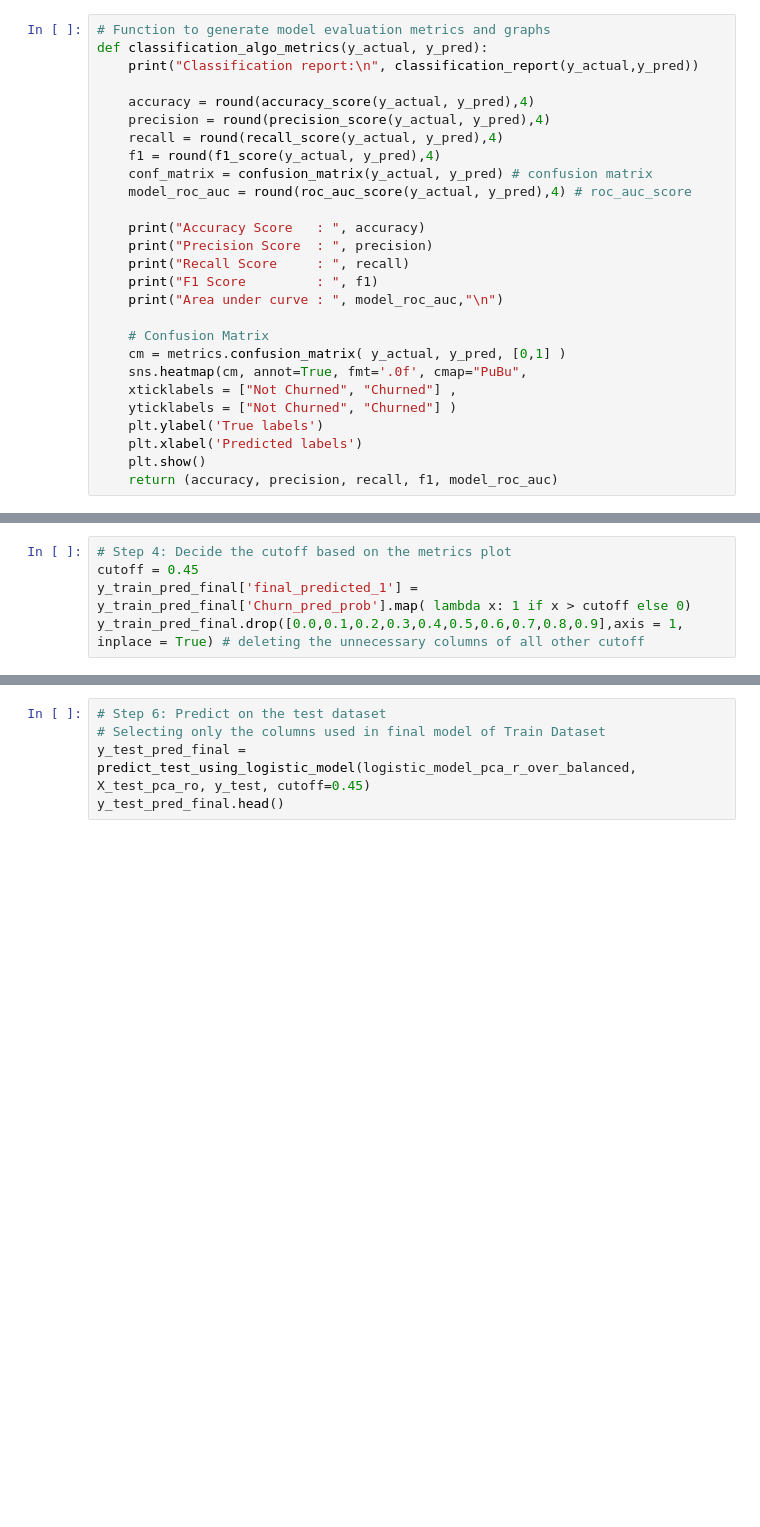
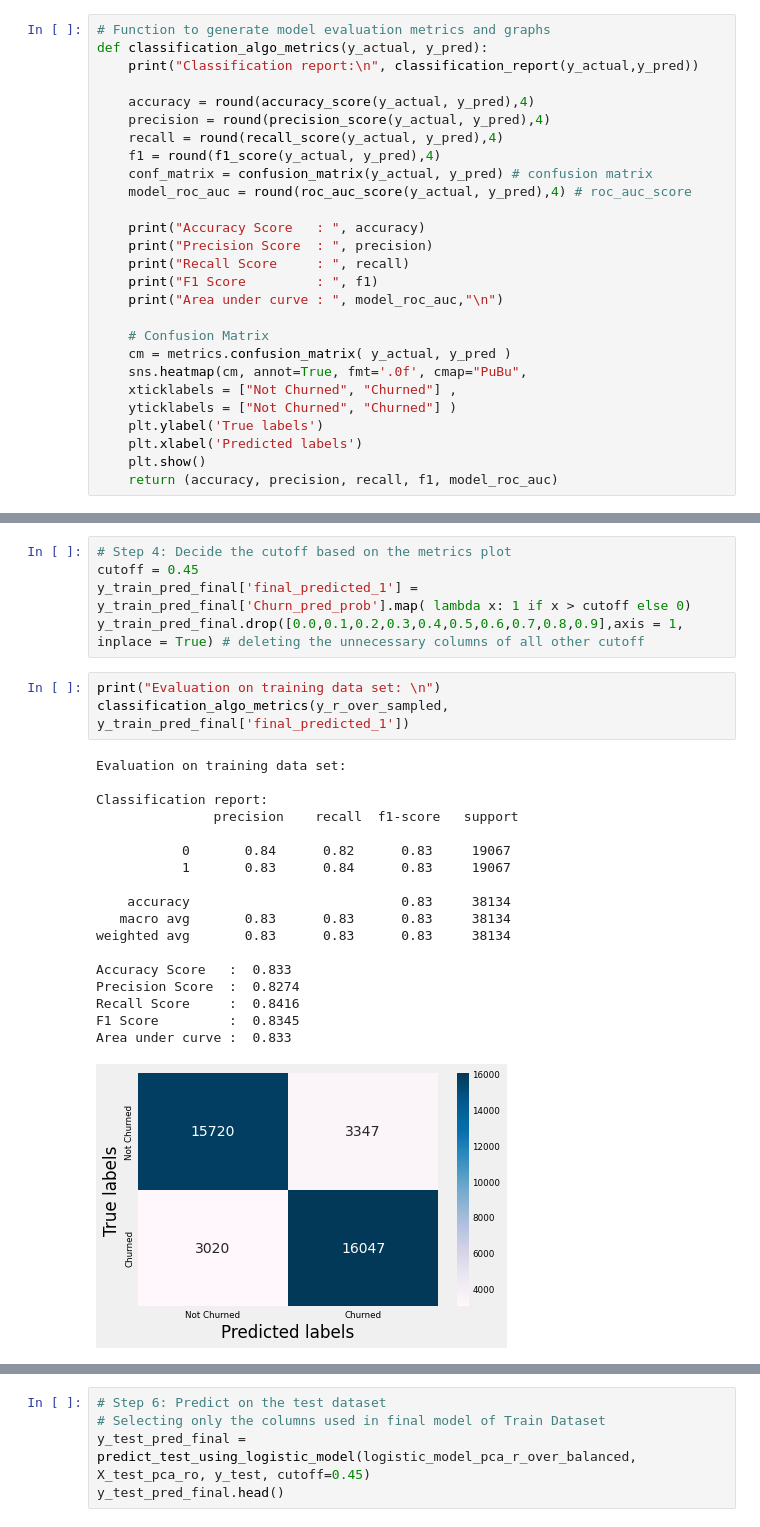
Before and after one commit to Ashish-Jain/BI_Case_Study, a Jupyter notebook: BI Case study.ipynb, the cells around one changed output, grey strips where cells are left out. Cells and saved outputs as stored; diff of their text form; blank space fills up the shorter version.

```diff
--- a/BI Case study.ipynb
+++ b/BI Case study.ipynb
@@ -920,7 +889,7 @@ def classification_algo_metrics(y_actual, y_pred):
     print("Area under curve : ", model_roc_auc,"\n")
 
     # Confusion Matrix
-    cm = metrics.confusion_matrix( y_actual, y_pred, [0,1] )
+    cm = metrics.confusion_matrix( y_actual, y_pred )
     sns.heatmap(cm, annot=True, fmt='.0f', cmap="PuBu",
     xticklabels = ["Not Churned", "Churned"] ,
     yticklabels = ["Not Churned", "Churned"] )
@@ -1050,3 +1019,25 @@ y_train_pred_final = predict_train_using_logistic_model(logistic_model_pca_r_ove
 cutoff = 0.45
 y_train_pred_final['final_predicted_1'] = y_train_pred_final['Churn_pred_prob'].map( lambda x: 1 if x > cutoff else 0)
 y_train_pred_final.drop([0.0,0.1,0.2,0.3,0.4,0.5,0.6,0.7,0.8,0.9],axis = 1, inplace = True) # deleting the unnecessary columns of all other cutoff
+# %%
+print("Evaluation on training data set: \n")
+classification_algo_metrics(y_r_over_sampled, y_train_pred_final['final_predicted_1'])
+# %% [output]
+Evaluation on training data set:
+
+Classification report:
+               precision    recall  f1-score   support
+
+           0       0.84      0.82      0.83     19067
+           1       0.83      0.84      0.83     19067
+
+    accuracy                           0.83     38134
+   macro avg       0.83      0.83      0.83     38134
+weighted avg       0.83      0.83      0.83     38134
+
+Accuracy Score   :  0.833
+Precision Score  :  0.8274
+Recall Score     :  0.8416
+F1 Score         :  0.8345
+Area under curve :  0.833
+[figure, added]
```
Also changed, not shown: parts of 10 cells of this notebook.
